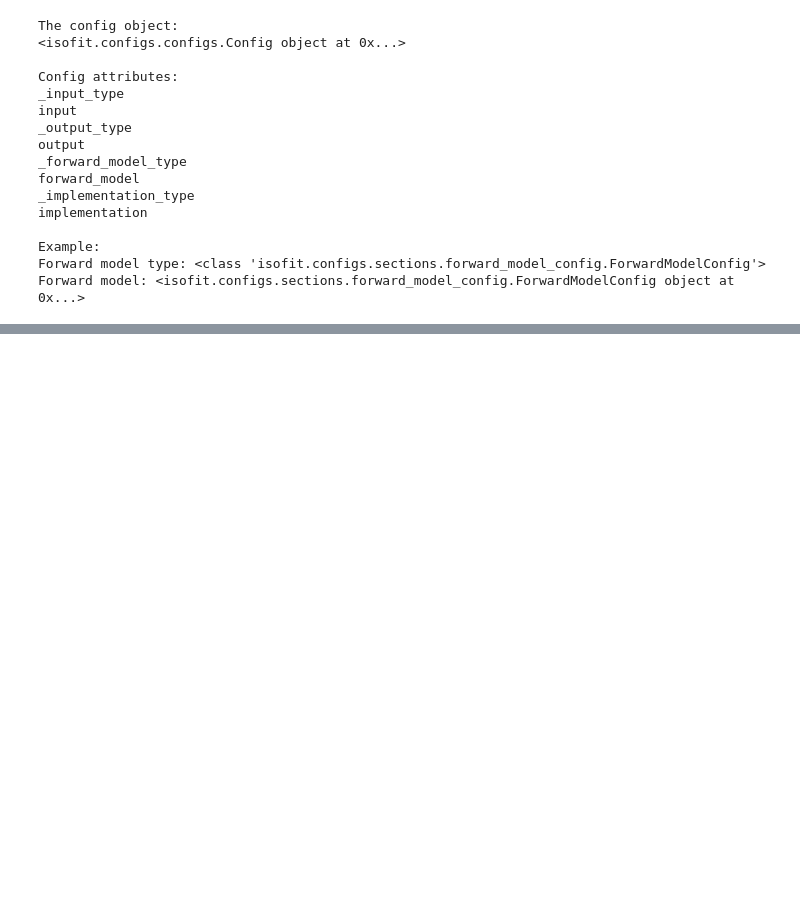
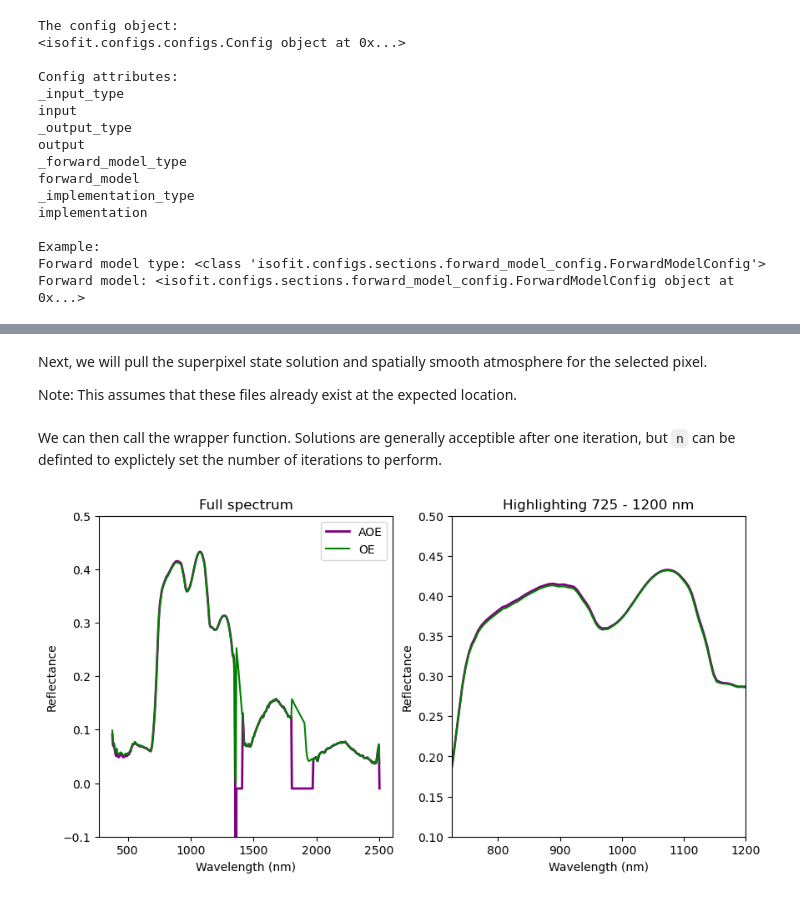
Before and after one commit to isofit/isofit-tutorials, a Jupyter notebook: isofit-tutorials/source/how_to_run/functions.ipynb, the cells around one changed output, grey strips where cells are left out. Drawn from its saved outputs; the diff is of its cells as text; code cells hidden in the pictures; blank space fills up the shorter version.

```diff
--- a/isofit-tutorials/source/how_to_run/functions.ipynb
+++ b/isofit-tutorials/source/how_to_run/functions.ipynb
@@ -81,0 +315,58 @@ multi_iv = Inversion(config, multi_fm)
+# %% [markdown]
+Next, we will pull the superpixel state solution and spatially smooth atmosphere for the selected pixel.
+
+Note: This assumes that these files already exist at the expected location.
+# %%
+sub_state_path = Path('~/.isofit/imagecube/medium/output/ang20170323t202244_subs_state')
+lbl_path = Path('~/.isofit/imagecube/medium/output/ang20170323t202244_lbl')
+atm_path = Path('~/.isofit/imagecube/medium/output/ang20170323t202244_atm_interp')
+
+sub_state = envi.open(envi_header(str(sub_state_path.expanduser())))
+lbl  = envi.open(envi_header(str(lbl_path.expanduser())))
+atm = envi.open(envi_header(str(atm_path.expanduser())))
+
+sub_state_im = sub_state.open_memmap(interleave='bip')
+lbl_im = lbl.open_memmap(interleave='bip')
+atm_im = atm.open_memmap(interleave='bip')
+
+idx = int(lbl[row, col, 0])
+sub_state = sub_state_im[idx, 0, :]
+x_RT = atm_im[row, col, :]
+# %% [markdown]
+We can then call the wrapper function. Solutions are generally acceptible after one iteration, but `n` can be definted to explictely set the number of iterations to perform.
+# %%
+aoe, aoe_unc, x0 = invert_aoe(
+    iv, meas, geom, sub_state, x_RT, n=1
+)
+# %%
+# Set up a color map for the iterations
+n = len(oe)
+cmap_name = 'viridis_r'
+cmap = plt.get_cmap(cmap_name)
+colors = [cmap(i) for i in np.linspace(0, 1, n)]
+
+fig, axs = plt.subplots(1, 2, figsize=(10, 5))
+
+axs[0].plot(wl, aoe[:len(wl)], color='purple', lw=2, label='AOE')
+axs[1].plot(wl, aoe[:len(wl)], color='purple', lw=2)
+
+axs[0].plot(wl, oe[-1][:len(wl)], color='green', label='OE')
+axs[1].plot(wl, oe[-1][:len(wl)], color='green')
+
+axs[0].set_ylabel('Reflectance')
+axs[0].set_xlabel('Wavelength (nm)')
+axs[1].set_ylabel('Reflectance')
+axs[1].set_xlabel('Wavelength (nm)')
+
+axs[1].set_xlim([725, 1200])
+axs[1].set_ylim([.1, .5])
+axs[0].set_ylim([-.1, .5])
+
+axs[0].set_title('Full spectrum')
+axs[1].set_title('Highlighting 725 - 1200 nm')
+
+axs[0].legend()
+
+plt.show()
+# %% [output]
+[figure, added]
```
Also changed, not shown: parts of 25 cells of this notebook, 1 other file.
